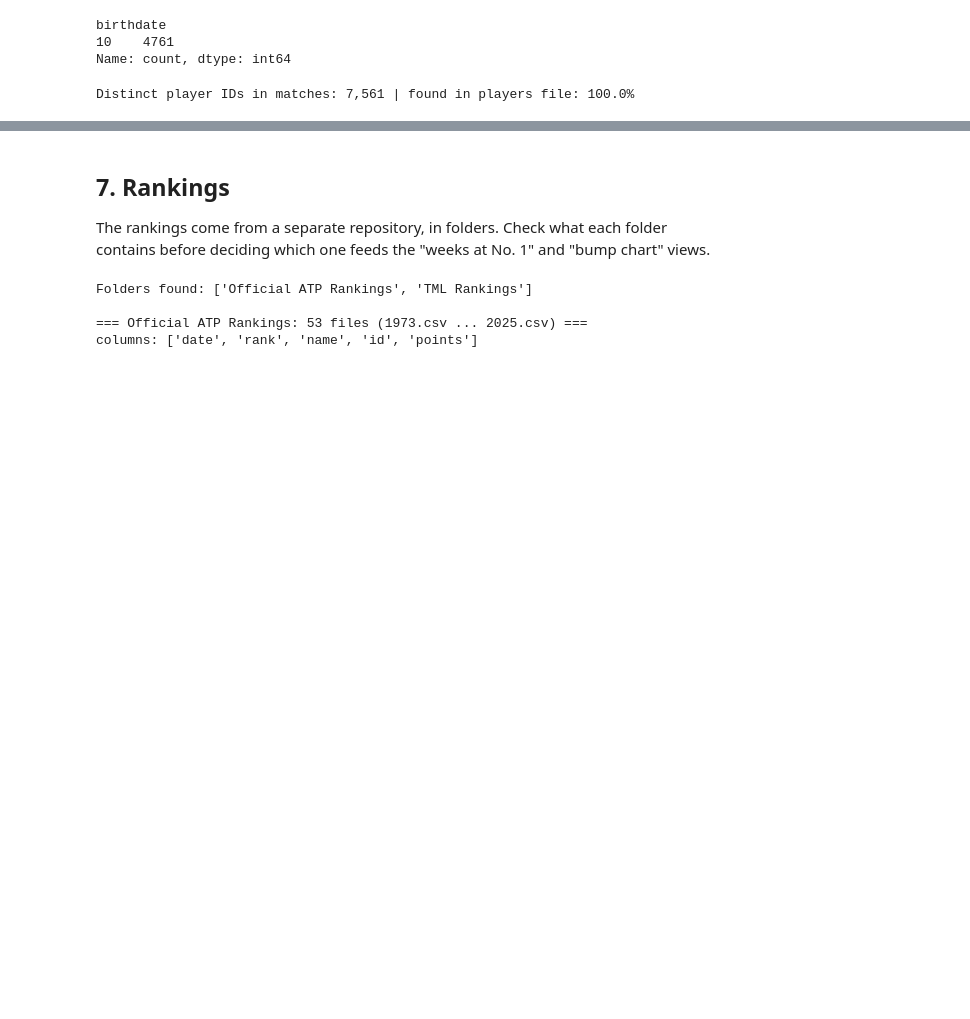
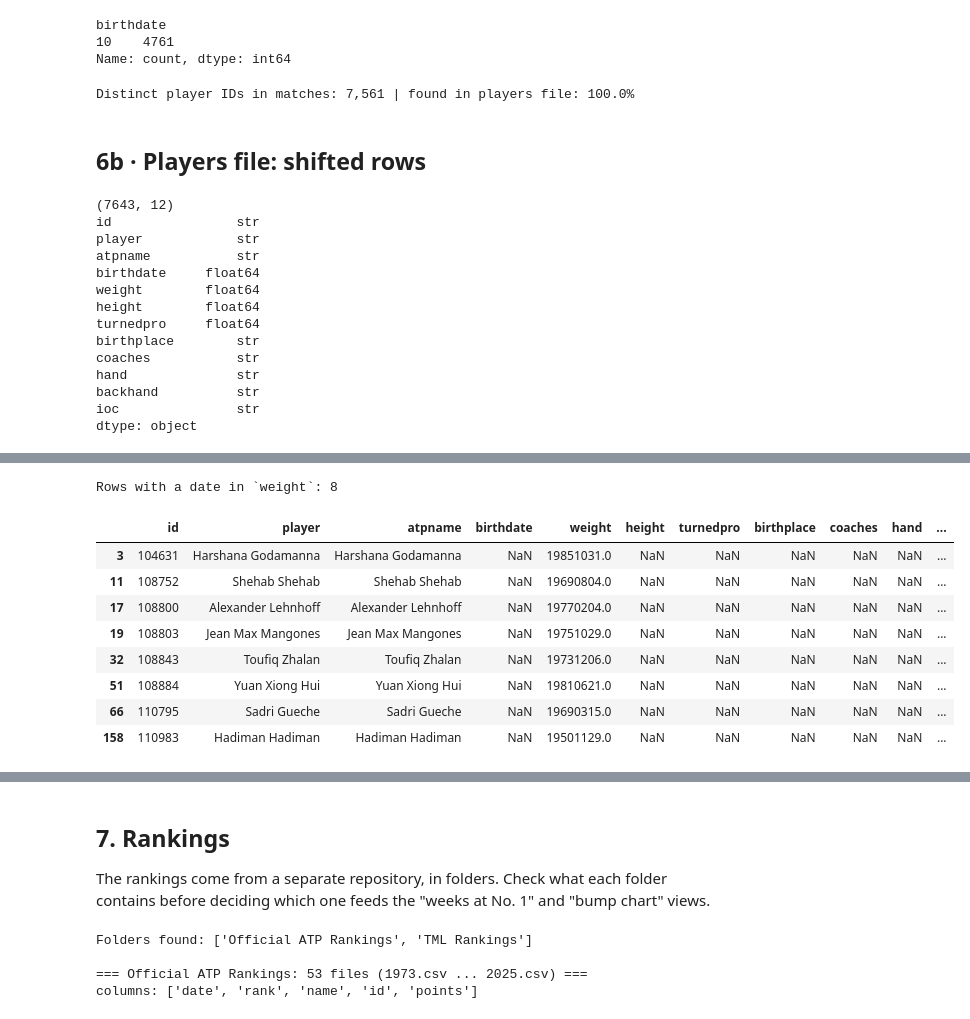
Before and after one commit to xavipena-data/atp-tennis-dashboard, a Jupyter notebook: notebooks/01_data_profiling.ipynb, the cells around one changed output, grey strips where cells are left out. Saved outputs shown, nothing was run; the diff lists cells and outputs as text; code cells hidden in the pictures; blank space fills up the shorter version.

Commit message:
Add data cleaning pipeline (phase 1)

```diff
--- a/notebooks/01_data_profiling.ipynb
+++ b/notebooks/01_data_profiling.ipynb
@@ -381,3 +381,31 @@ birthdate
 10    4761
 Name: count, dtype: int64
 Distinct player IDs in matches: 7,561 | found in players file: 100.0%
+# %% [markdown]
+## 6b · Players file: shifted rows
+# %%
+players = pd.read_csv(ROOT / "data" / "raw" / "players" / "ATP_Database.csv", encoding="cp1252")
+
+print(players.shape)
+print(players.dtypes)
+display(players.head())
+
+# the rows whose "weight" looks like a date (more than 1000 cannot be kilograms)
+shifted = players[pd.to_numeric(players["weight"], errors="coerce") > 1000]
+print(f"\nRows with a date in `weight`: {len(shifted)}")
+display(shifted)
+# %% [output]
+(7643, 12)
+id                str
+player            str
+atpname           str
+birthdate     float64
+weight        float64
+height        float64
+turnedpro     float64
+birthplace        str
+coaches           str
+hand              str
+backhand          str
+ioc               str
+dtype: object
@@ -383,0 +418,10 @@ Distinct player IDs in matches: 7,561 | found in players file: 100.0%
+Rows with a date in `weight`: 8
+|  | id | player | atpname | birthdate | weight | height | turnedpro | birthplace | coaches | hand | ... |
+| 3 | 104631 | Harshana Godamanna | Harshana Godamanna | NaN | 19851031.0 | NaN | NaN | NaN | NaN | NaN | ... |
+| 11 | 108752 | Shehab Shehab | Shehab Shehab | NaN | 19690804.0 | NaN | NaN | NaN | NaN | NaN | ... |
+| 17 | 108800 | Alexander Lehnhoff | Alexander Lehnhoff | NaN | 19770204.0 | NaN | NaN | NaN | NaN | NaN | ... |
+| 19 | 108803 | Jean Max Mangones | Jean Max Mangones | NaN | 19751029.0 | NaN | NaN | NaN | NaN | NaN | ... |
+| 32 | 108843 | Toufiq Zhalan | Toufiq Zhalan | NaN | 19731206.0 | NaN | NaN | NaN | NaN | NaN | ... |
+| 51 | 108884 | Yuan Xiong Hui | Yuan Xiong Hui | NaN | 19810621.0 | NaN | NaN | NaN | NaN | NaN | ... |
+| 66 | 110795 | Sadri Gueche | Sadri Gueche | NaN | 19690315.0 | NaN | NaN | NaN | NaN | NaN | ... |
+| 158 | 110983 | Hadiman Hadiman | Hadiman Hadiman | NaN | 19501129.0 | NaN | NaN | NaN | NaN | NaN | ... |
```
Also changed, not shown: parts of 7 cells of this notebook, 2 other files.
